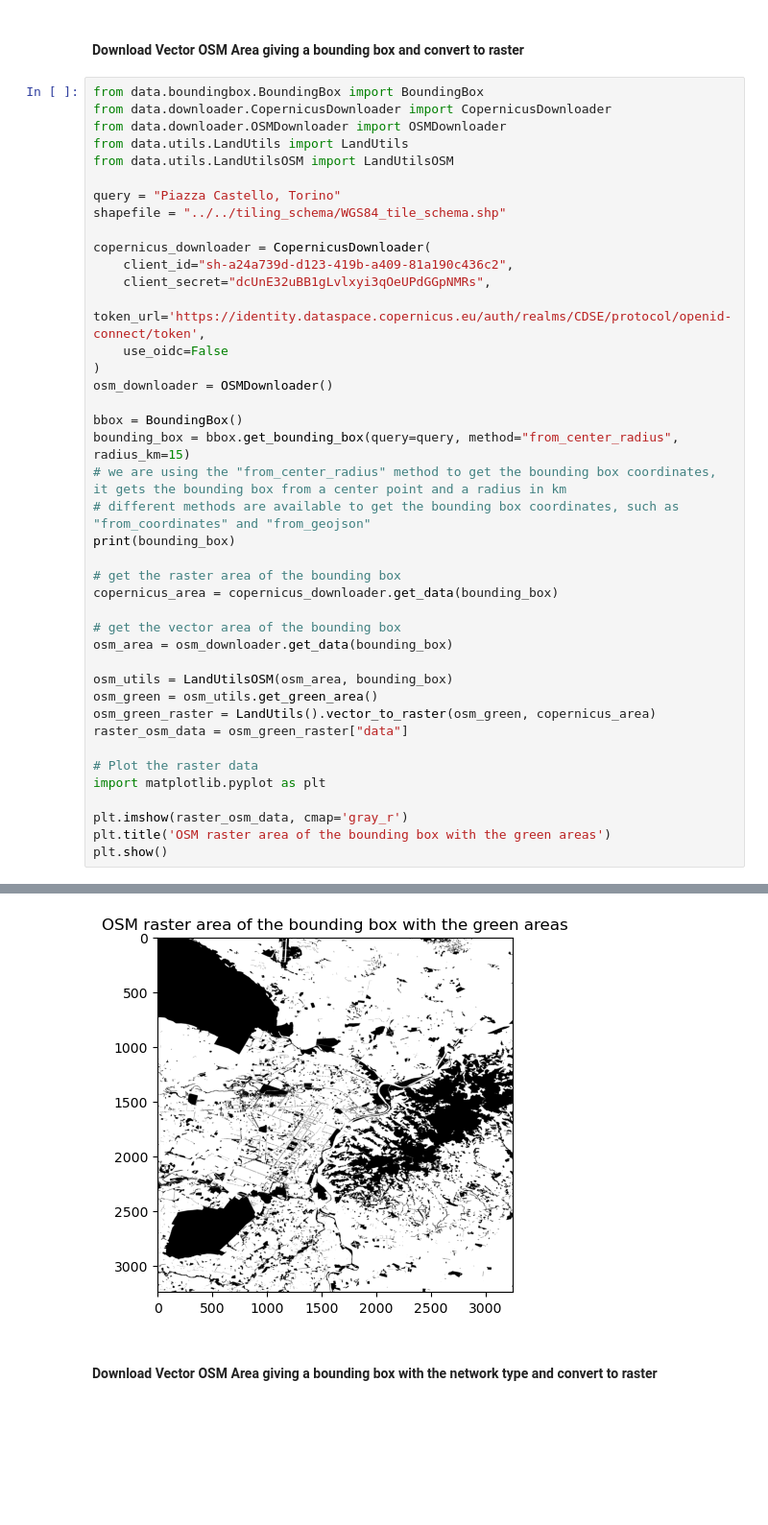
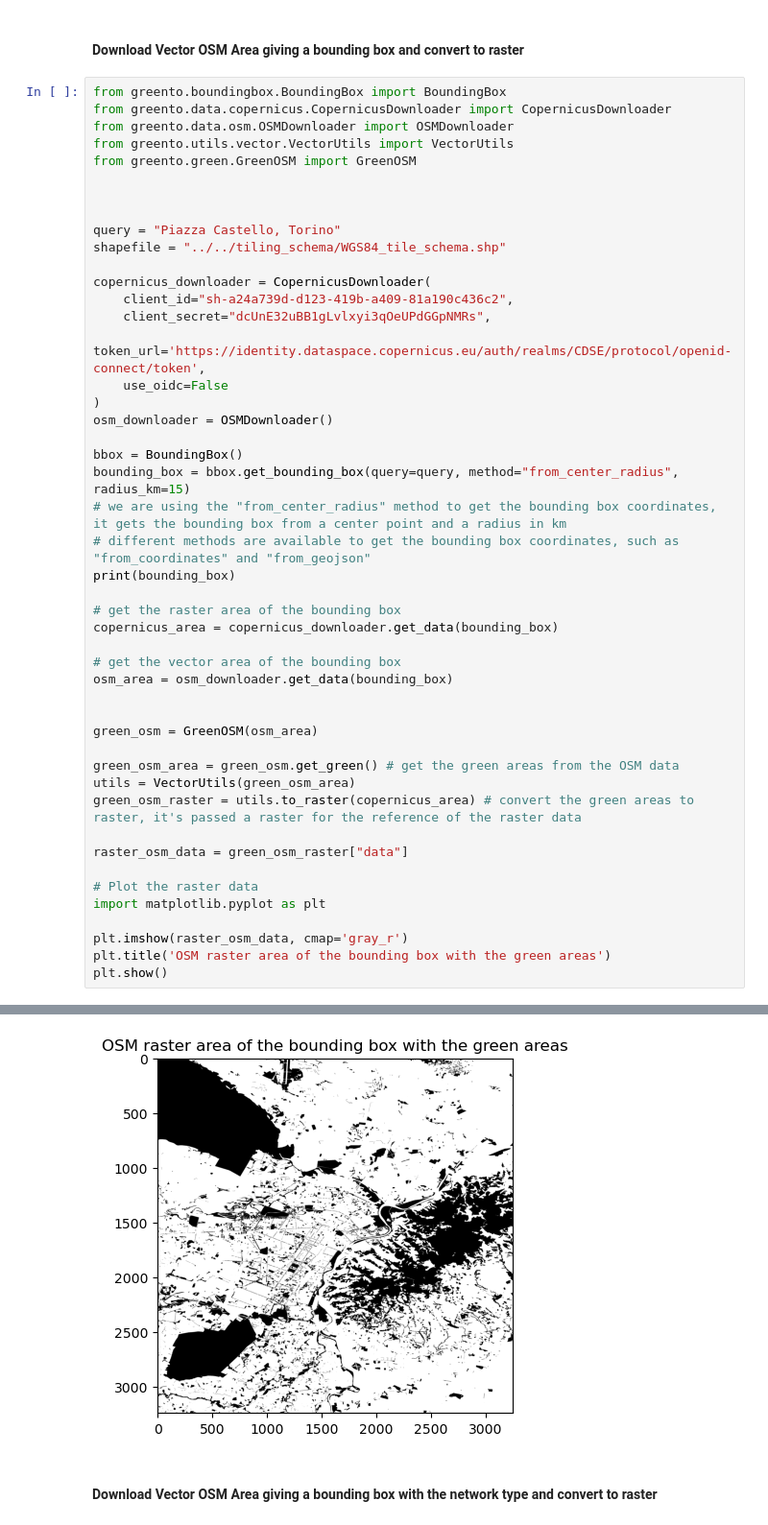
Before and after one commit to lorenzopelanda/geo-analysis, a Jupyter notebook: examples/example_osm.ipynb, the cells around one changed output, grey strips where cells are left out. Shown at 96% size. Drawn from its saved outputs; the diff is of its cells as text; blank space fills up the shorter version.

```diff
--- a/examples/example_osm.ipynb
+++ b/examples/example_osm.ipynb
@@ -3,11 +3,13 @@
 # %% [markdown]
 #### Download Vector OSM Area giving a bounding box and convert to raster
 # %%
-from data.boundingbox.BoundingBox import BoundingBox
-from data.downloader.CopernicusDownloader import CopernicusDownloader
-from data.downloader.OSMDownloader import OSMDownloader
-from data.utils.LandUtils import LandUtils
-from data.utils.LandUtilsOSM import LandUtilsOSM
+from greento.boundingbox.BoundingBox import BoundingBox
+from greento.data.copernicus.CopernicusDownloader import CopernicusDownloader
+from greento.data.osm.OSMDownloader import OSMDownloader
+from greento.utils.vector.VectorUtils import VectorUtils
+from greento.green.GreenOSM import GreenOSM
+
+
 
 query = "Piazza Castello, Torino"
 shapefile = "../../tiling_schema/WGS84_tile_schema.shp"
@@ -32,10 +34,14 @@ copernicus_area = copernicus_downloader.get_data(bounding_box)
 # get the vector area of the bounding box
 osm_area = osm_downloader.get_data(bounding_box)
 
-osm_utils = LandUtilsOSM(osm_area, bounding_box)
-osm_green = osm_utils.get_green_area()
-osm_green_raster = LandUtils().vector_to_raster(osm_green, copernicus_area)
-raster_osm_data = osm_green_raster["data"]
+
+green_osm = GreenOSM(osm_area)
+
+green_osm_area = green_osm.get_green() # get the green areas from the OSM data
+utils = VectorUtils(green_osm_area)
+green_osm_raster = utils.to_raster(copernicus_area) # convert the green areas to raster, it's passed a raster for the reference of the raster data
+
+raster_osm_data = green_osm_raster["data"]
 
 # Plot the raster data
 import matplotlib.pyplot as plt
@@ -49,4 +55,4 @@ Authenticated using refresh token.
-[figure, old version]
+[figure, new version]
 # %% [markdown]
 #### Download Vector OSM Area giving a bounding box with the network type and convert to raster
 # %%
```
Also changed, not shown: parts of 2 cells of this notebook, 18 other files.
